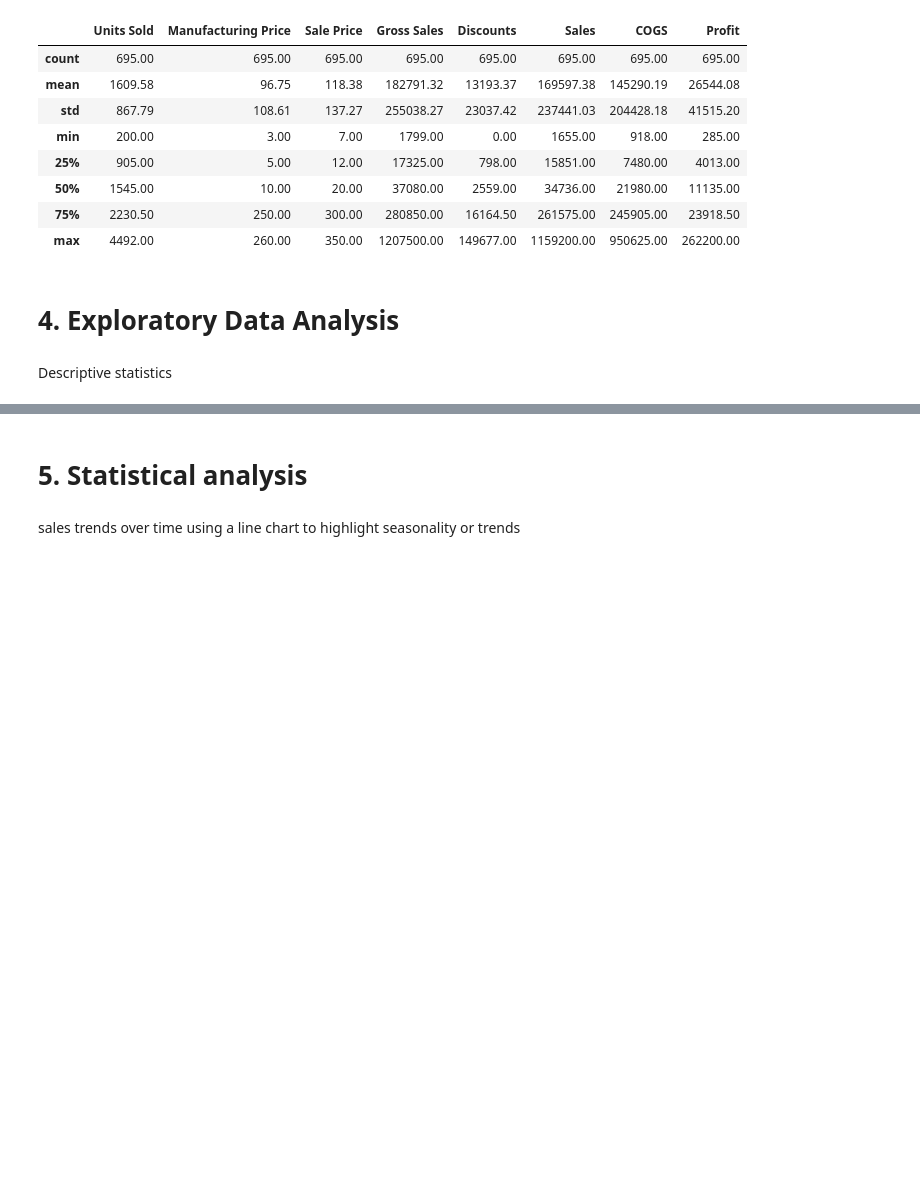
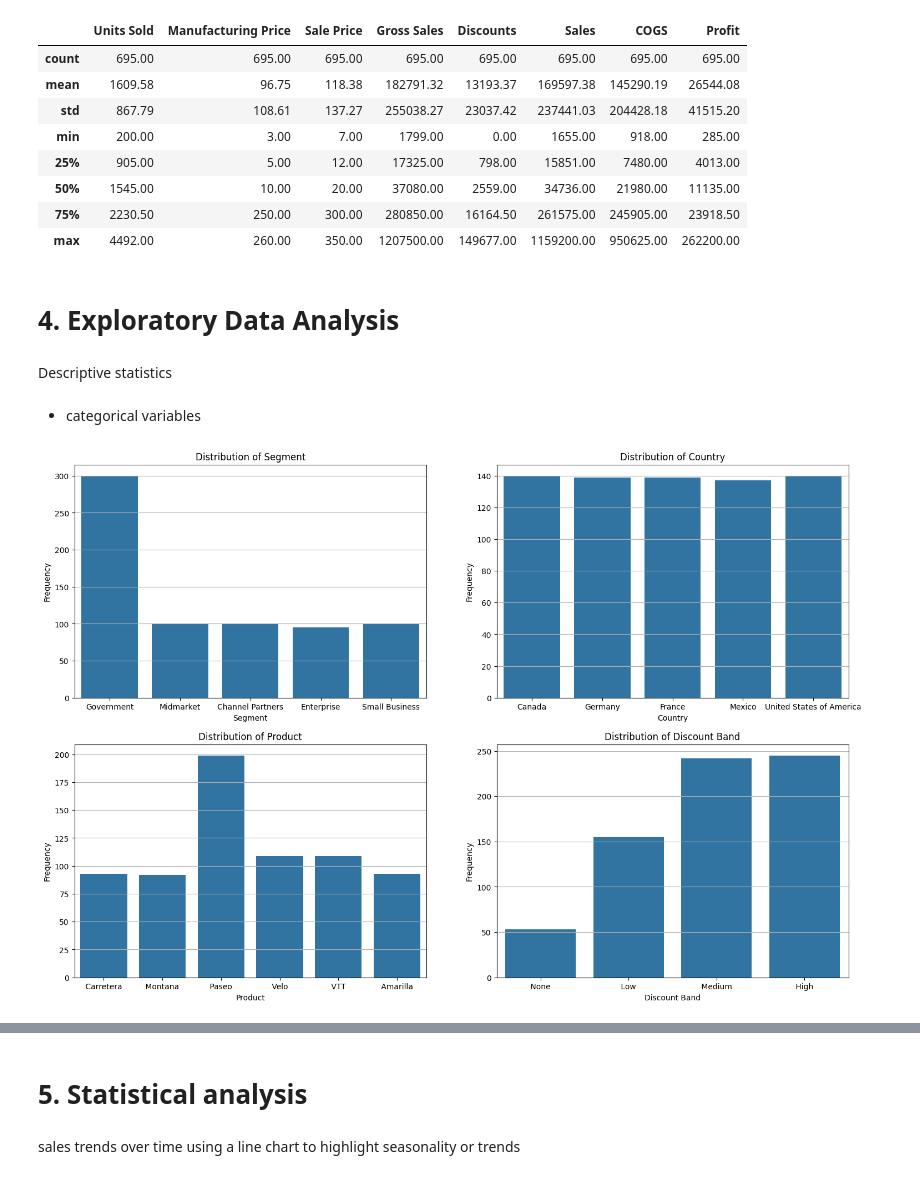
Before and after one commit to MatteoZanarini/FinalProject, a Jupyter notebook: finalProject.ipynb, the cells around one changed output, grey strips where cells are left out. Drawn from its saved outputs; the diff is of its cells as text; code cells hidden in the pictures; blank space fills up the shorter version.

Commit message:
exploratory data analysis done

```diff
--- a/finalProject.ipynb
+++ b/finalProject.ipynb
@@ -250,6 +250,8 @@ df_copy2 = df.copy(deep=True)
 # %%
 # set Date column as index
 df = df.set_index("Date")
+# %%
+df = df.drop(["Month Number", "Month Name", "Year"], axis=1)
 # %% [markdown]
 Descriptive statistics
 # %%
@@ -256,0 +260,18 @@ import matplotlib.pyplot as plt
+# %% [markdown]
+- categorical variables
+# %%
+# selection of the categorical variables
+categorical_columns = df.select_dtypes(include='object').columns
+
+fig, axes = plt.subplots(2, 2, figsize=(18, 12))
+axes = axes.ravel()
+
+# barplot for the categorical vars
+for i, col in enumerate(categorical_columns):
+    sns.countplot(x=col, data=df, ax=axes[i])
+    axes[i].set_title(f'Distribution of {col}')
+    axes[i].set_xlabel(col)
+    axes[i].set_ylabel('Frequency')
+    axes[i].grid(axis='y')
+# %% [output]
+[figure, added]
```
Also changed, not shown: parts of 10 cells of this notebook.
